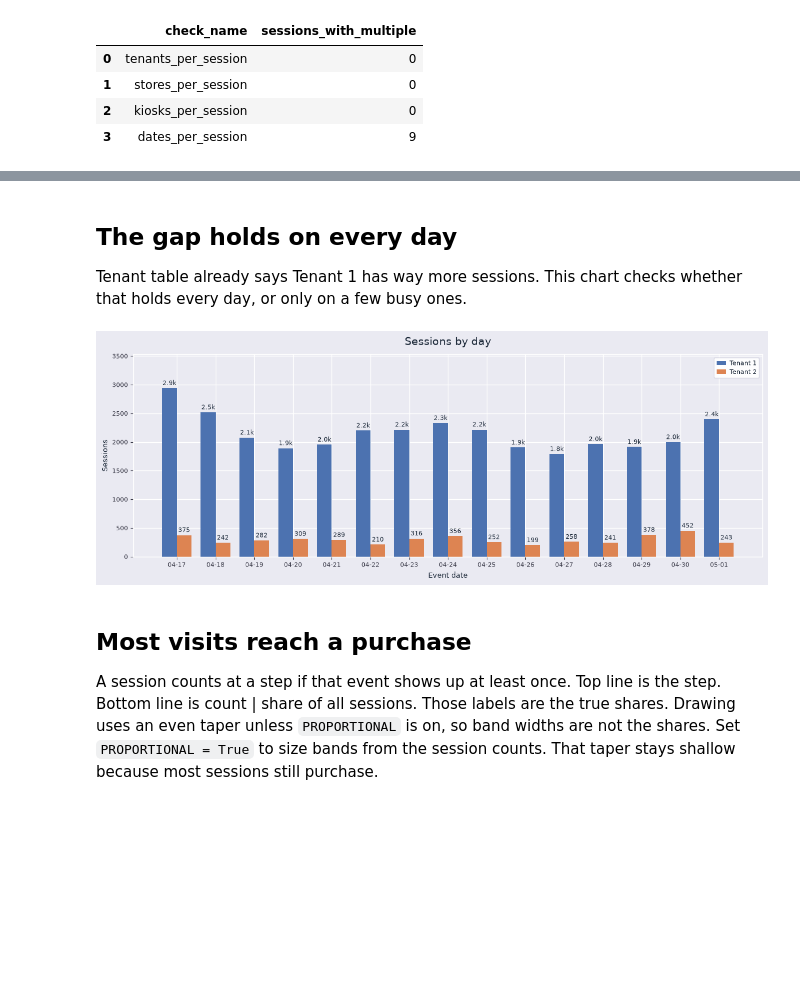
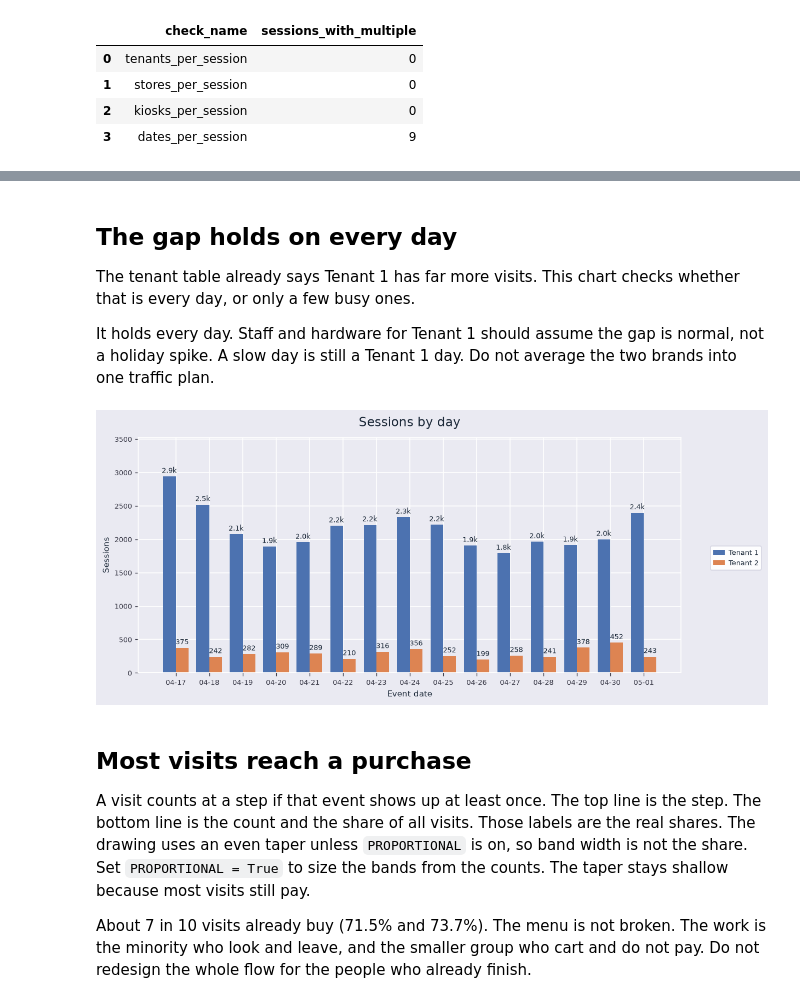
Before and after one commit to richeweh/tillster-takehome-assignment, a Jupyter notebook: notebooks/kiosk_sessions_operations_analysis.ipynb, the cells around one changed output, grey strips where cells are left out. Cells and saved outputs as stored; diff of their text form; code cells hidden in the pictures; blank space fills up the shorter version.

```diff
--- a/notebooks/kiosk_sessions_operations_analysis.ipynb
+++ b/notebooks/kiosk_sessions_operations_analysis.ipynb
@@ -52,6 +52,17 @@ LEGEND = dict(
     handlelength=1.6,
     handletextpad=0.5,
 )
+
+
+def place_legend(fig, handles, labels):
+    fig.tight_layout(rect=(0, 0, 0.76, 1))
+    fig.legend(
+        handles,
+        labels,
+        loc="center left",
+        bbox_to_anchor=(0.78, 0.5),
+        **LEGEND,
+    )
 
 
 def tenant_name(value):
@@ -376,7 +399,9 @@ flowchart LR
 # %% [markdown]
 ## The gap holds on every day
 
-Tenant table already says Tenant 1 has way more sessions. This chart checks whether that holds every day, or only on a few busy ones.
+The tenant table already says Tenant 1 has far more visits. This chart checks whether that is every day, or only a few busy ones.
+
+It holds every day. Staff and hardware for Tenant 1 should assume the gap is normal, not a holiday spike. A slow day is still a Tenant 1 day. Do not average the two brands into one traffic plan.
 # %%
 import numpy as np
 
@@ -398,40 +423,42 @@ for tenant in tenants:
         .reindex(dates)["unique_sessions"]
         .fillna(0)
         .to_numpy(dtype=float)
     )
     series.append(values)
     peak = max(peak, float(values.max()))
 for i, (tenant, values) in enumerate(zip(tenants, series)):
     bars = ax.bar(
         x + (i - 0.5) * width,
         values,
         width,
         label=tenant_name(tenant),
         color=f"C{i}",
     )
     other = series[1 - i] if len(series) == 2 else None
     for j, (bar, value) in enumerate(zip(bars, values)):
         close = other is not None and abs(value - other[j]) < peak * 0.06
         point(
             ax,
             bar.get_x() + bar.get_width() / 2,
             bar.get_height(),
             short_num(value),
             xytext=(0, 9 if close and i else 2),
         )
 ax.set_xticks(x)
 ax.set_xticklabels([day.strftime("%m-%d") for day in dates])
 ax.set_ylim(0, peak * 1.2)
 polish(ax, "Sessions by day", xlabel="Event date", ylabel="Sessions")
-ax.legend(loc="upper right", **LEGEND)
-fig.tight_layout()
+handles, labels = ax.get_legend_handles_labels()
+place_legend(fig, handles, labels)
 plt.show()
 # %% [output]
-[figure, old version]
+[figure, new version]
 # %% [markdown]
 ## Most visits reach a purchase
 
-A session counts at a step if that event shows up at least once. Top line is the step. Bottom line is count | share of all sessions. Those labels are the true shares. Drawing uses an even taper unless `PROPORTIONAL` is on, so band widths are not the shares. Set `PROPORTIONAL = True` to size bands from the session counts. That taper stays shallow because most sessions still purchase.
+A visit counts at a step if that event shows up at least once. The top line is the step. The bottom line is the count and the share of all visits. Those labels are the real shares. The drawing uses an even taper unless `PROPORTIONAL` is on, so band width is not the share. Set `PROPORTIONAL = True` to size the bands from the counts. The taper stays shallow because most visits still pay.
+
+About 7 in 10 visits already buy (71.5% and 73.7%). The menu is not broken. The work is the minority who look and leave, and the smaller group who cart and do not pay. Do not redesign the whole flow for the people who already finish.
 # %%
 from matplotlib.patches import Patch
 
```
Also changed, not shown: parts of 21 cells of this notebook, 10 other files.
